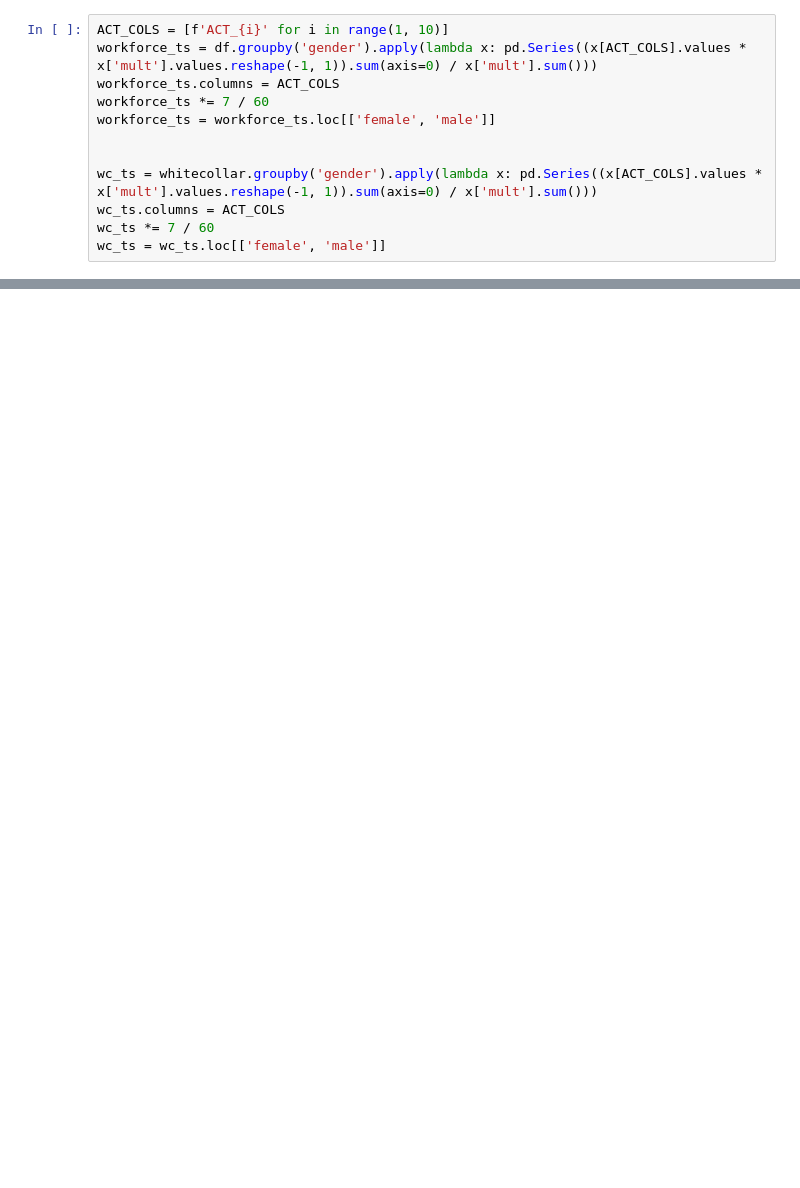
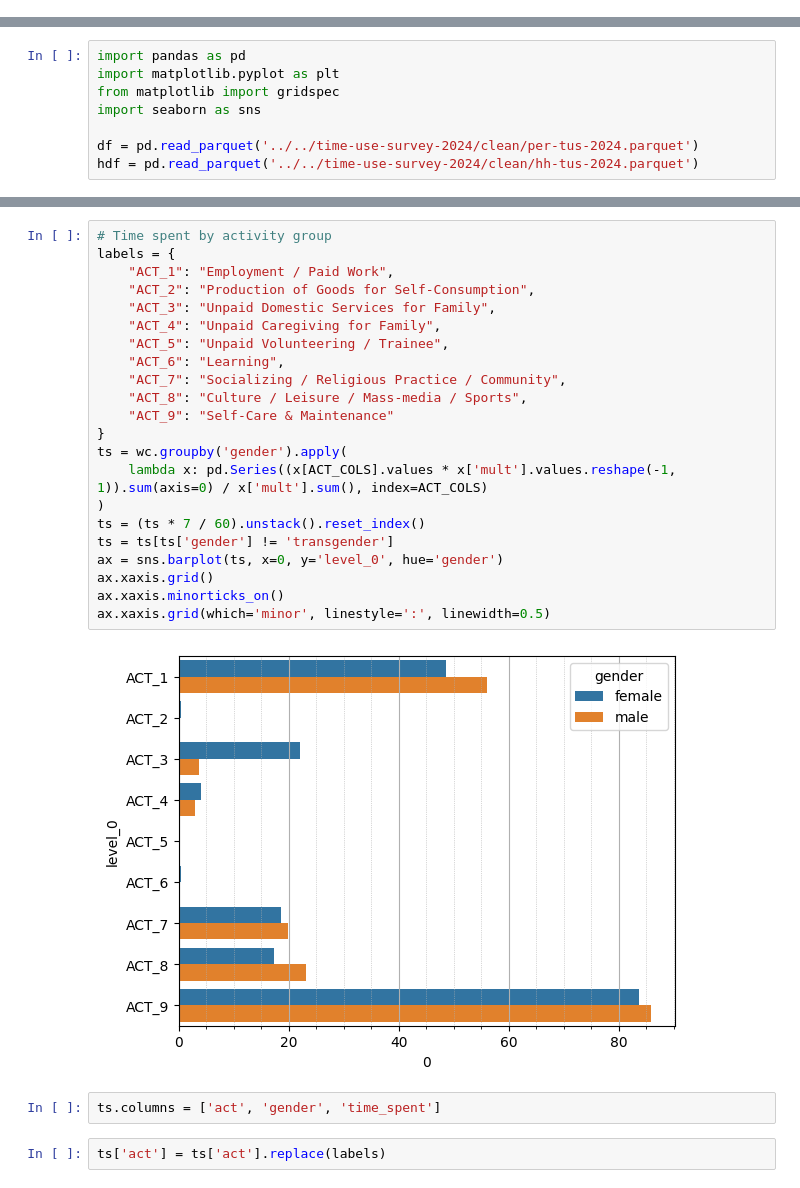
Before and after one commit to jaidevd/beingbayesian, a Jupyter notebook: 03-90-hr-workweek/analysis.ipynb, the cells around one changed output, grey strips where cells are left out. Saved outputs shown, nothing was run; the diff lists cells and outputs as text; blank space fills up the shorter version.

```diff
--- a/03-90-hr-workweek/analysis.ipynb
+++ b/03-90-hr-workweek/analysis.ipynb
@@ -105,12 +0,0 @@ df.drop(whitecollar.index, axis=0, inplace=True)
-# %%
-ACT_COLS = [f'ACT_{i}' for i in range(1, 10)]
-workforce_ts = df.groupby('gender').apply(lambda x: pd.Series((x[ACT_COLS].values * x['mult'].values.reshape(-1, 1)).sum(axis=0) / x['mult'].sum()))
-workforce_ts.columns = ACT_COLS
-workforce_ts *= 7 / 60
-workforce_ts = workforce_ts.loc[['female', 'male']]
-
-
-wc_ts = whitecollar.groupby('gender').apply(lambda x: pd.Series((x[ACT_COLS].values * x['mult'].values.reshape(-1, 1)).sum(axis=0) / x['mult'].sum()))
-wc_ts.columns = ACT_COLS
-wc_ts *= 7 / 60
-wc_ts = wc_ts.loc[['female', 'male']]
@@ -338,0 +1,8 @@ avg_rest.groupby('labels')[0].sum().to_clipboard()
+# %%
+import pandas as pd
+import matplotlib.pyplot as plt
+from matplotlib import gridspec
+import seaborn as sns
+
+df = pd.read_parquet('../../time-use-survey-2024/clean/per-tus-2024.parquet')
+hdf = pd.read_parquet('../../time-use-survey-2024/clean/hh-tus-2024.parquet')
@@ -338,0 +60,28 @@ avg_rest.groupby('labels')[0].sum().to_clipboard()
+# %%
+# Time spent by activity group
+labels = {
+    "ACT_1": "Employment / Paid Work",
+    "ACT_2": "Production of Goods for Self-Consumption",
+    "ACT_3": "Unpaid Domestic Services for Family",
+    "ACT_4": "Unpaid Caregiving for Family",
+    "ACT_5": "Unpaid Volunteering / Trainee",
+    "ACT_6": "Learning",
+    "ACT_7": "Socializing / Religious Practice / Community",
+    "ACT_8": "Culture / Leisure / Mass-media / Sports",
+    "ACT_9": "Self-Care & Maintenance"
+}
+ts = wc.groupby('gender').apply(
+    lambda x: pd.Series((x[ACT_COLS].values * x['mult'].values.reshape(-1, 1)).sum(axis=0) / x['mult'].sum(), index=ACT_COLS)
+)
+ts = (ts * 7 / 60).unstack().reset_index()
+ts = ts[ts['gender'] != 'transgender']
+ax = sns.barplot(ts, x=0, y='level_0', hue='gender')
+ax.xaxis.grid()
+ax.xaxis.minorticks_on()
+ax.xaxis.grid(which='minor', linestyle=':', linewidth=0.5)
+# %% [output]
+[figure, added]
+# %%
+ts.columns = ['act', 'gender', 'time_spent']
+# %%
+ts['act'] = ts['act'].replace(labels)
```
Also changed, not shown: parts of 34 cells of this notebook, 5 other files.
